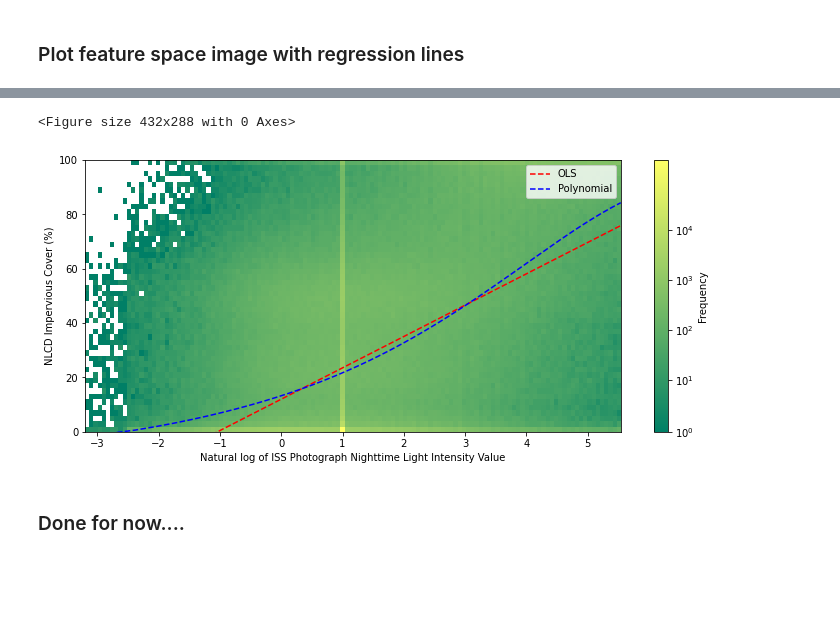
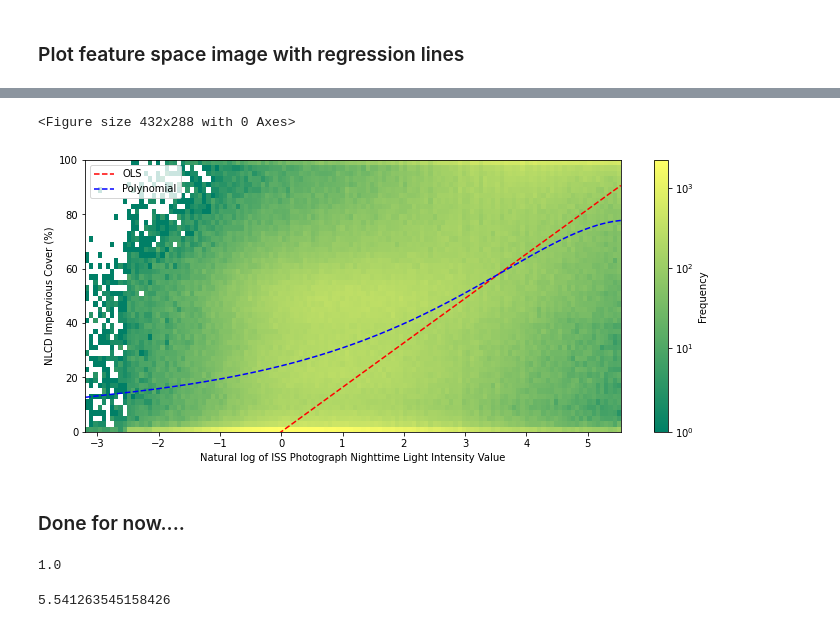
Before and after one commit to chikaj/sa_nightscapes, a Jupyter notebook: nightscapes.ipynb, the cells around one changed output, grey strips where cells are left out. Saved outputs shown, nothing was run; the diff lists cells and outputs as text; code cells hidden in the pictures; blank space fills up the shorter version.

Commit message:
New regression results

```diff
--- a/nightscapes.ipynb
+++ b/nightscapes.ipynb
@@ -22,7 +22,7 @@ impervious_data = "data/impervious.tif"
 # ntl_data = "data/ntl795.img"
 # ntl_data = "data/ntl632.img"
 # ntl_data = "data/632step3d.tif"
-ntl_data = "data/rescaled/rescaled632.img"
+ntl_data = "data/rescaled/rescaled795.img"
 
 impervious = rasterio.open(impervious_data)
 ntl = rasterio.open(ntl_data)
@@ -102,12 +147,19 @@ The min/max values for 'y'  are 0.0 and 100.0, respectively.
 # %% [markdown]
 ### Mask the nighttime lights data (x) and print some metadata
 # %%
-x = ntl.read(1).flatten().astype('float32')
-x = ma.masked_where(x < 0, x)
-x = ma.masked_where(x > 500, x)
-print(f"The original shape of 'x' is {x.shape}")
-x = x[x.mask == False]
-print(f"The masked shape of 'x' is {x.shape}")
-print()
-print(f"The min/max values for 'x' (nighttime lights) are {x.min()} and {x.max()}, respectively.")
-print(x)
+# x = ntl.read(1).flatten().astype('float32')
+# # Depending on the system where the original data (images) were created
+# # NoData values may be code as very small (i.e., negative) numbers...or...
+# # as very large negative numbers. So even though the actual range of
+# # impervious cover should be [0..255], there will be a large or a small value
+# # representing NoData values. 500 is larger than the expected largest value,
+# # but less than the possible NoData value. (500 could also have been 255.)
+# x = ma.masked_where(x < 0, x)
+# x = ma.masked_where(x > 500, x)
+# print(f"The original shape of 'x' is {x.shape}")
+# # x = x[x.mask == False]
+# x = ma.compressed(x)
+# print(f"The masked shape of 'x' is {x.shape}")
+# print()
+# print(f"The min/max values for 'x' (nighttime lights) are {x.min()} and {x.max()}, respectively.")
+# print(x)
@@ -232,7 +279,7 @@ Notes:
 ## OLS Regression with log(ISS)
 # %%
 # Set 'regress_through_origin' to True if regression through origin is desired
-regress_through_origin = False
+regress_through_origin = True
 if regress_through_origin:
     logX = logx
 else:
@@ -240,5 +287,6 @@ else:
 
 log_mod = sm.OLS(y, logX)
 log_results = log_mod.fit()
+print(log_results.params)
 print(log_results.summary())
 # %% [output]
@@ -429,34 +477,42 @@ c1 = axs.imshow(log_heatmap.T, cmap='summer', norm=mpl.colors.SymLogNorm(2), ext
 axs.set_ylim([0, 100])
 axs.set_xlabel("Natural log of ISS Photograph Nighttime Light Intensity Value")
 axs.set_ylabel("NLCD Impervious Cover (%)")
-cbar1 = fig.colorbar(c1, ax=axs, ticks=[1, 10, 100, 1000, 10000])
+cbar1 = fig.colorbar(c1, ax=axs, ticks=[1, 10, 100, 1000, 10000, 100000])
 cbar1.ax.set_ylabel('Frequency')
 
 # Plot regression lines
 get_every_nth = 999
 
 ## Log transformed x values
     ### OLS
 df_log_ols = pd.DataFrame(columns=['y', 'x'])
 df_log_ols['x'] = logx
 df_log_ols['y'] = log_results.fittedvalues
 df_log_ols = df_log_ols.sort_values(by=['x']).reset_index(drop=True)
 df_log_ols = df_log_ols[df_log_ols.index % get_every_nth == 0]
 axs.plot(df_log_ols['x'], df_log_ols['y'], 'r--', label="OLS")
 
     ### Polynomial regression
 df_log_poly = pd.DataFrame(columns=['y', 'x'])
 df_log_poly['x'] = logx
 df_log_poly['y'] = poly_log_results.fittedvalues
 df_log_poly = df_log_poly.sort_values(by=['x']).reset_index(drop=True)
 df_log_poly = df_log_poly[df_log_poly.index % get_every_nth == 0]
 axs.plot(df_log_poly['x'], df_log_poly['y'], 'b--', label="Polynomial")
 
 axs.legend(loc='best')
 
 plt.show()
 # %% [output]
 <Figure size 432x288 with 0 Axes>
-[figure, old version]
+[figure, new version]
 # %% [markdown]
 ### Done for now....
+# %%
+np.exp(0)
+# %% [output]
+1.0
+# %%
+np.log(255)
+# %% [output]
+5.541263545158426
```
Also changed, not shown: parts of 13 cells of this notebook, 1 other file.
